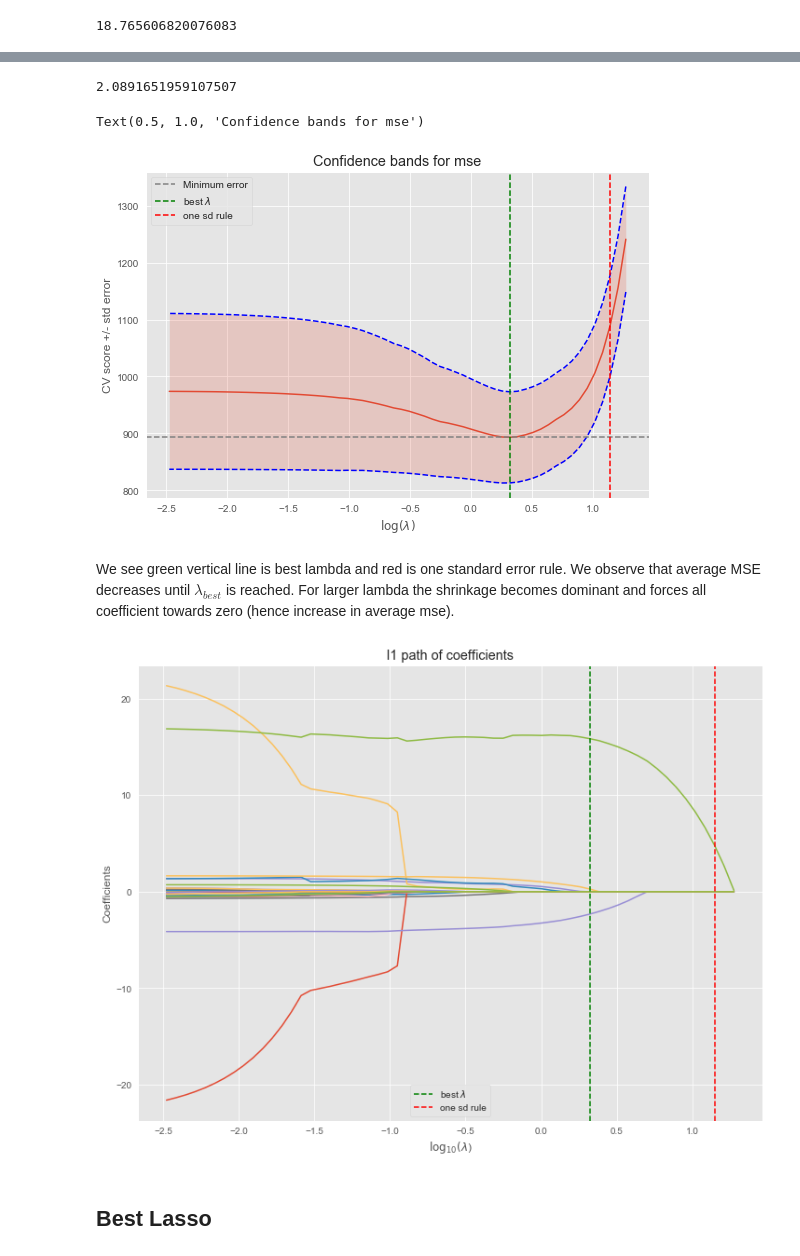
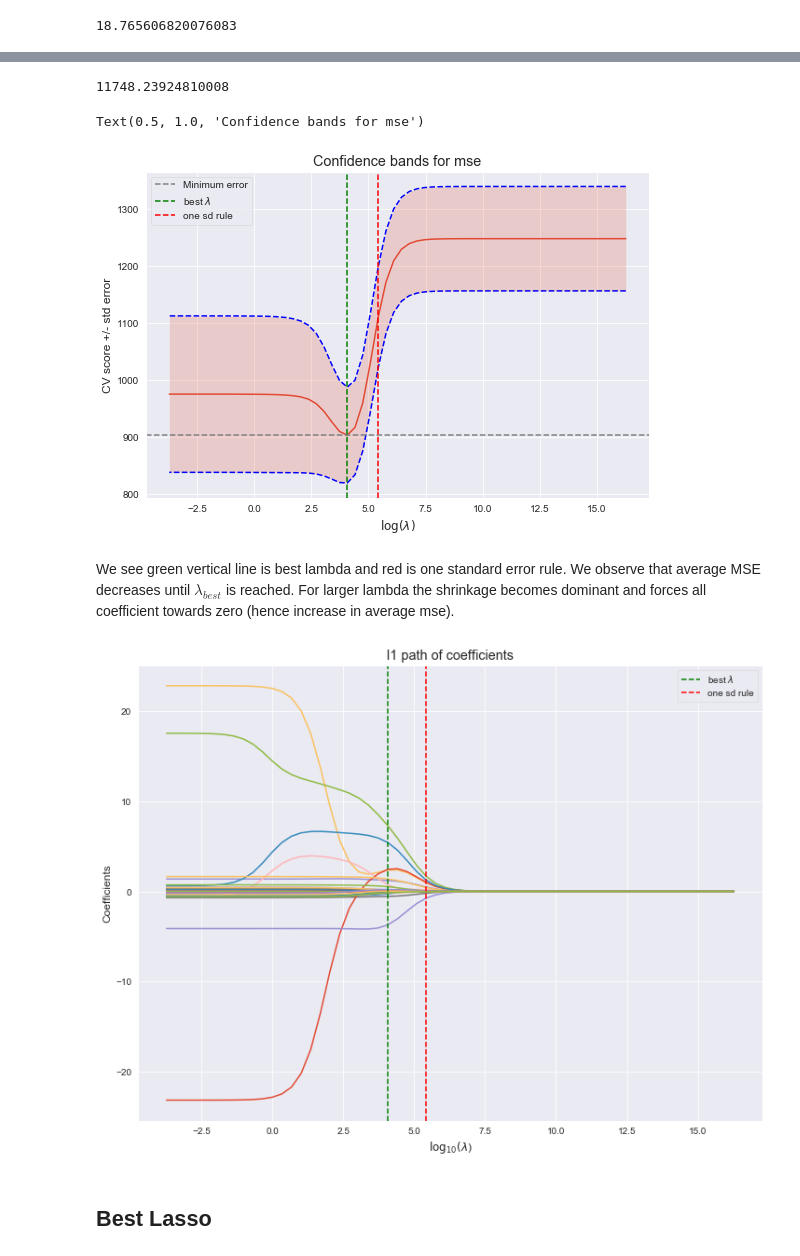
Before and after one commit to GunGro/MA8701, a Jupyter notebook: statlær2_facebookdata.ipynb, the cells around one changed output, grey strips where cells are left out. Saved outputs shown, nothing was run; the diff lists cells and outputs as text; code cells hidden in the pictures.

```diff
--- a/statlær2_facebookdata.ipynb
+++ b/statlær2_facebookdata.ipynb
@@ -296,5 +296,5 @@ l1_min_c_
 # %% [output]
 18.765606820076083
 # %%
-lambdas = l1_min_c_ * np.logspace(0, -3.75, 60)
+lambdas = l1_min_c_ * np.logspace(15, -5, 60)
 # %%
@@ -349,7 +335,7 @@ best_lambd = cv.best_params_['alpha']
 
 best_lambd
 # %% [output]
-2.0891651959107507
+11748.23924810008
 # %%
 #Code to find one sd rule lambda
 
@@ -392,32 +378,32 @@ plt.legend()
 plt.title('Confidence bands for mse')
 # %% [output]
 Text(0.5, 1.0, 'Confidence bands for mse')
-[figure, old version]
+[figure, new version]
 # %% [markdown]
 We see green vertical line is best lambda and red is one standard error rule. We observe that average MSE decreases until $\lambda_{best}$ is reached. For larger lambda the shrinkage becomes dominant and forces all coefficient towards zero (hence increase in average mse).
 # %%
-clf = Lasso(tol=0.01)
+clf = Ridge(tol=0.01)
 coefs_ = []
 
 for alpha in lambdas:
     clf.set_params(alpha=alpha)
     clf.fit(X_train, np.ravel(y_train))
     coefs_.append(clf.coef_.ravel().copy())
 
 coefs_ = np.array(coefs_)
 plt.figure(figsize=(12,9))
 plt.plot(np.log10(lambdas), coefs_) #proper value of lambda should be -np.log10(cs)
 ymin, ymax = plt.ylim()
 plt.xlabel(r'$\log_{10}(\lambda$)')
 plt.ylabel('Coefficients')
 plt.axvline(np.log10(best_lambd) , linestyle='dashed', color='green', label='best '+r'$\lambda$')
 plt.axvline(np.log10(onesd), linestyle='dashed', color='red', label='one sd rule')
 plt.legend()
 plt.title('l1 path of coefficients')
 plt.axis('tight')
 plt.show()
 # %% [output]
-[figure, old version]
+[figure, new version]
 # %% [markdown]
 ## Best Lasso
 # %%
```
Also changed, not shown: parts of 14 cells of this notebook.
